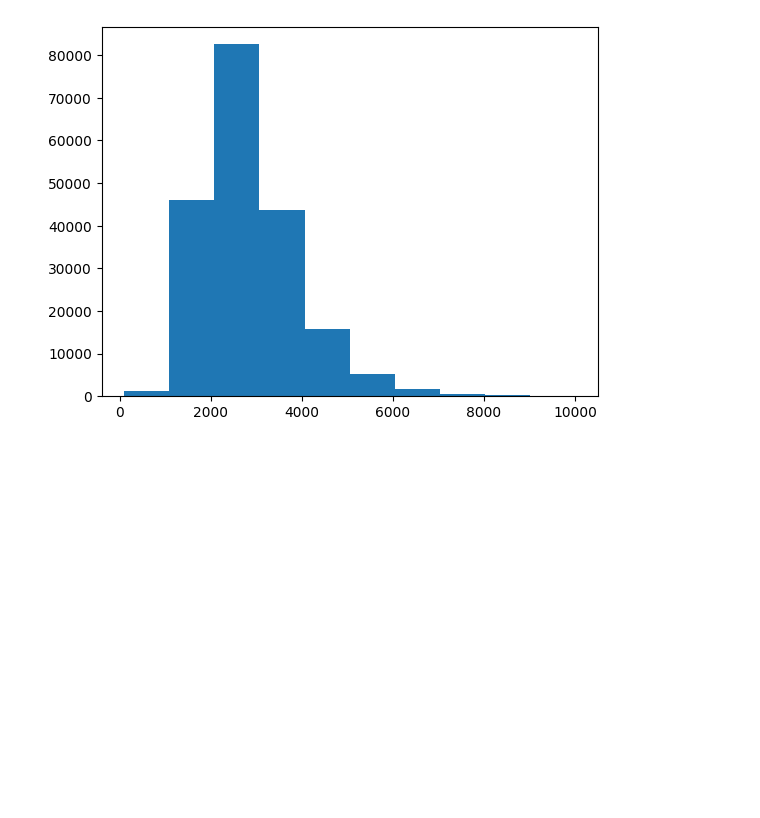
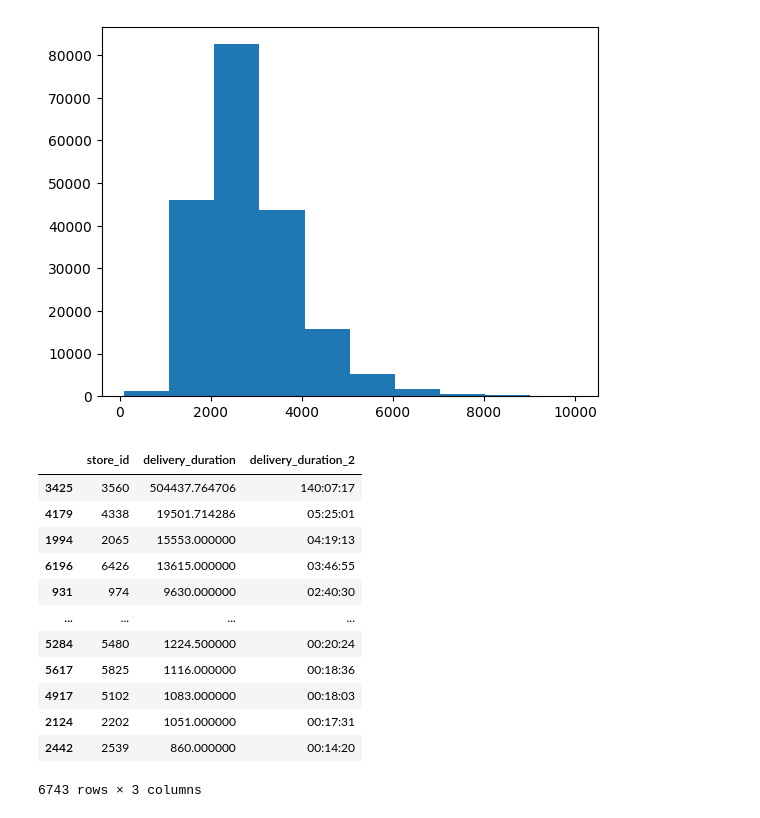
Before and after one commit to DavidGuzzi/SC_DS_Projects, a Jupyter notebook: Delivery Duration Prediction, DoorDash/data/prediction.ipynb, the cells around one changed output. Drawn from its saved outputs; the diff is of its cells as text; code cells hidden in the pictures; blank space fills up the shorter version.

```diff
--- a/Delivery Duration Prediction, DoorDash/data/prediction.ipynb
+++ b/Delivery Duration Prediction, DoorDash/data/prediction.ipynb
@@ -85,3 +85,23 @@ plt.hist(df[df['delivery_duration']<10000]['delivery_duration'])
         8017.8, 9007.4, 9997. ]),
  <BarContainer object of 10 artists>)
 [figure]
+# %%
+df_2 = df.groupby('store_id').agg({'delivery_duration':'mean'}).reset_index().sort_values(by='delivery_duration', ascending=False)
+df_2['delivery_duration_2'] = df_2['delivery_duration'].apply(
+    lambda x: f"{int(x // 3600):02}:{int((x % 3600) // 60):02}:{int(x % 60):02}"
+)
+df_2
+# %% [output]
+|  | store_id | delivery_duration | delivery_duration_2 |
+| 3425 | 3560 | 504437.764706 | 140:07:17 |
+| 4179 | 4338 | 19501.714286 | 05:25:01 |
+| 1994 | 2065 | 15553.000000 | 04:19:13 |
+| 6196 | 6426 | 13615.000000 | 03:46:55 |
+| 931 | 974 | 9630.000000 | 02:40:30 |
+| ... | ... | ... | ... |
+| 5284 | 5480 | 1224.500000 | 00:20:24 |
+| 5617 | 5825 | 1116.000000 | 00:18:36 |
+| 4917 | 5102 | 1083.000000 | 00:18:03 |
+| 2124 | 2202 | 1051.000000 | 00:17:31 |
+| 2442 | 2539 | 860.000000 | 00:14:20 |
+6743 rows × 3 columns
```
Also changed, not shown: parts of 1 cell of this notebook.
